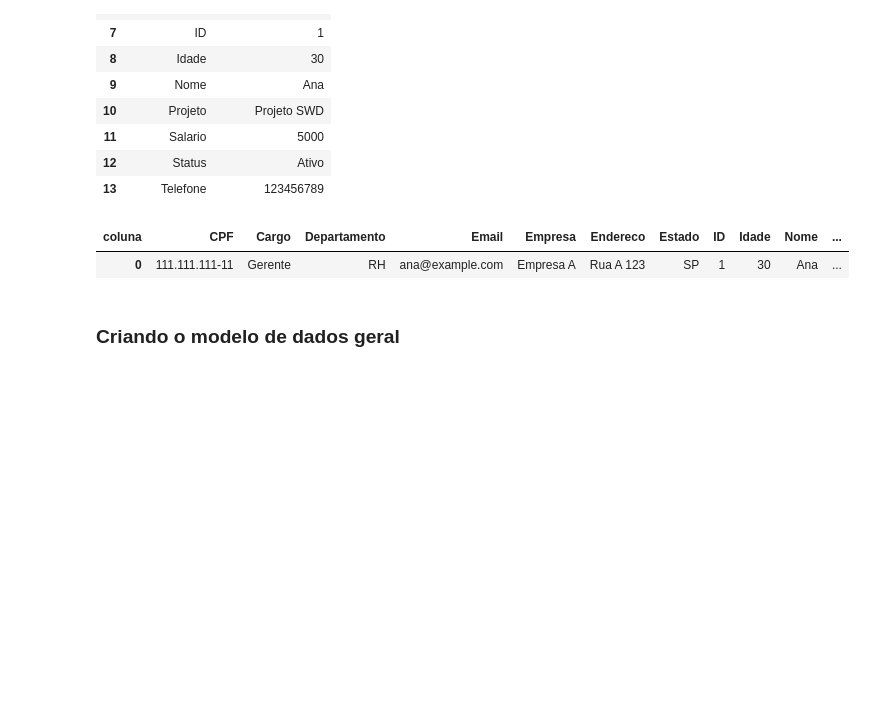
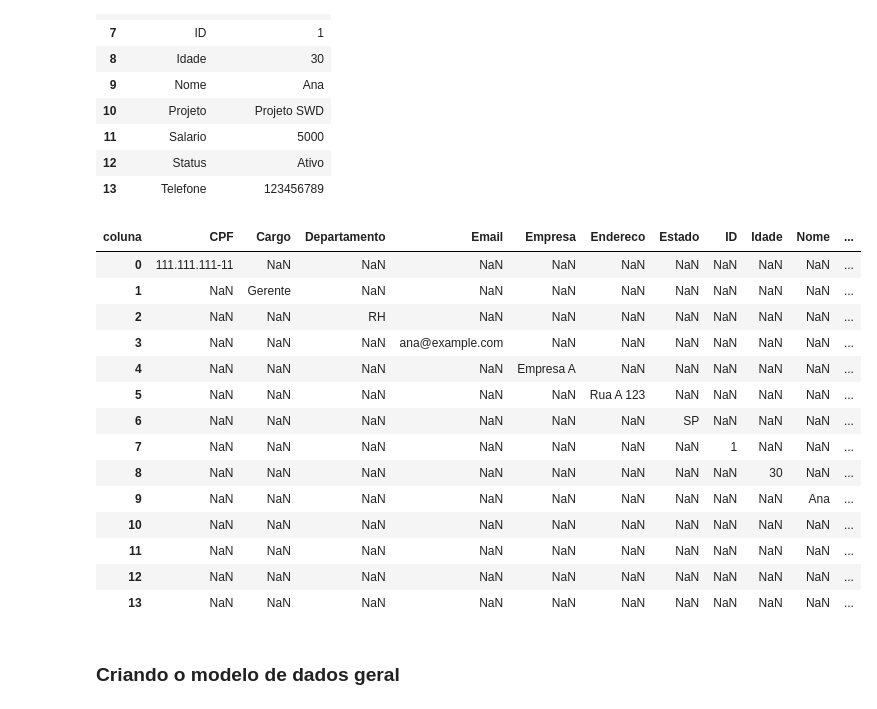
Before and after one commit to Renatoelho/consolidacao-arquivos, a Jupyter notebook: notebooks/03-consolidacao-estruturacao.ipynb, the cells around one changed output. Cells and saved outputs as stored; diff of their text form; code cells hidden in the pictures; blank space fills up the shorter version.

```diff
--- a/notebooks/03-consolidacao-resultado.ipynb
+++ b/notebooks/03-consolidacao-estruturacao.ipynb
@@ -65,12 +65,25 @@ df_modelo_colunas
 # %%
 df_modelo_colunas = df_modelo_colunas.pivot(columns="coluna", values="amostra")
 # %%
-#df_modelo_colunas
+df_modelo_colunas
 #df_modelo_colunas.ffill()
-df_modelo_colunas.ffill().bfill().iloc[:1]
+#df_modelo_colunas.ffill().bfill().iloc[:1]
 # %% [output]
 | coluna | CPF | Cargo | Departamento | Email | Empresa | Endereco | Estado | ID | Idade | Nome | ... |
-| 0 | 111.111.111-11 | Gerente | RH | ana@example.com | Empresa A | Rua A 123 | SP | 1 | 30 | Ana | ... |
+| 0 | 111.111.111-11 | NaN | NaN | NaN | NaN | NaN | NaN | NaN | NaN | NaN | ... |
+| 1 | NaN | Gerente | NaN | NaN | NaN | NaN | NaN | NaN | NaN | NaN | ... |
+| 2 | NaN | NaN | RH | NaN | NaN | NaN | NaN | NaN | NaN | NaN | ... |
+| 3 | NaN | NaN | NaN | ana@example.com | NaN | NaN | NaN | NaN | NaN | NaN | ... |
+| 4 | NaN | NaN | NaN | NaN | Empresa A | NaN | NaN | NaN | NaN | NaN | ... |
+| 5 | NaN | NaN | NaN | NaN | NaN | Rua A 123 | NaN | NaN | NaN | NaN | ... |
+| 6 | NaN | NaN | NaN | NaN | NaN | NaN | SP | NaN | NaN | NaN | ... |
+| 7 | NaN | NaN | NaN | NaN | NaN | NaN | NaN | 1 | NaN | NaN | ... |
+| 8 | NaN | NaN | NaN | NaN | NaN | NaN | NaN | NaN | 30 | NaN | ... |
+| 9 | NaN | NaN | NaN | NaN | NaN | NaN | NaN | NaN | NaN | Ana | ... |
+| 10 | NaN | NaN | NaN | NaN | NaN | NaN | NaN | NaN | NaN | NaN | ... |
+| 11 | NaN | NaN | NaN | NaN | NaN | NaN | NaN | NaN | NaN | NaN | ... |
+| 12 | NaN | NaN | NaN | NaN | NaN | NaN | NaN | NaN | NaN | NaN | ... |
+| 13 | NaN | NaN | NaN | NaN | NaN | NaN | NaN | NaN | NaN | NaN | ... |
 # %%
 df_modelo_colunas = df_modelo_colunas.ffill().bfill().iloc[:1]
 # %%
```
Also changed, not shown: parts of 8 cells of this notebook, 18 other files.
